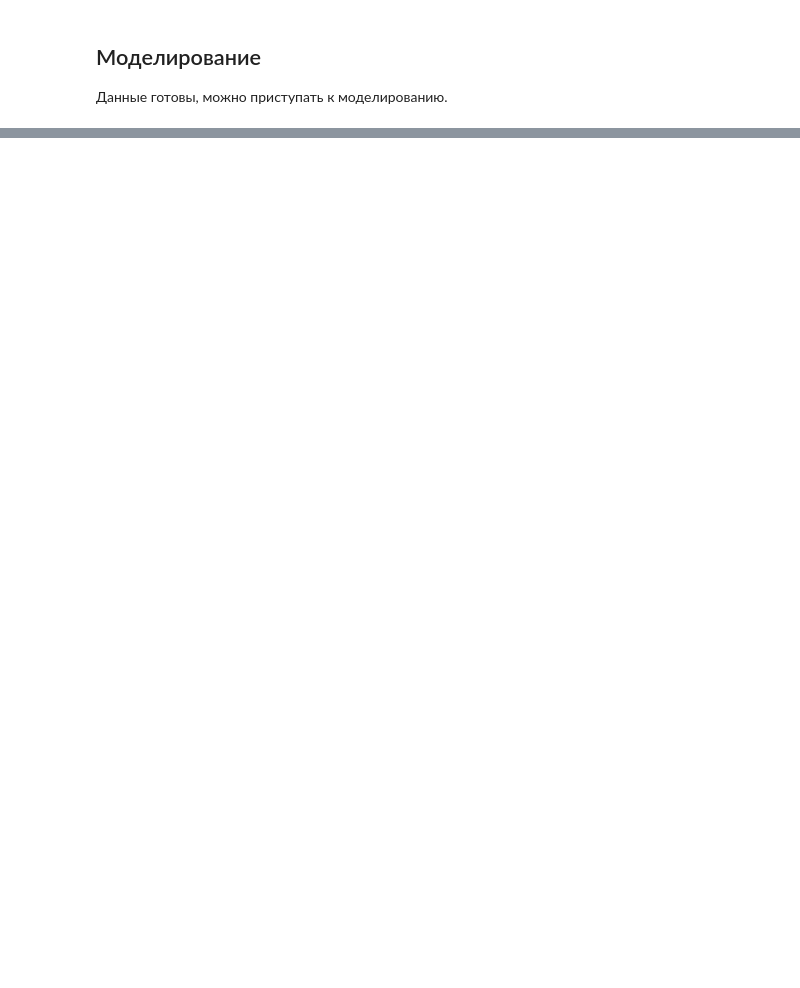
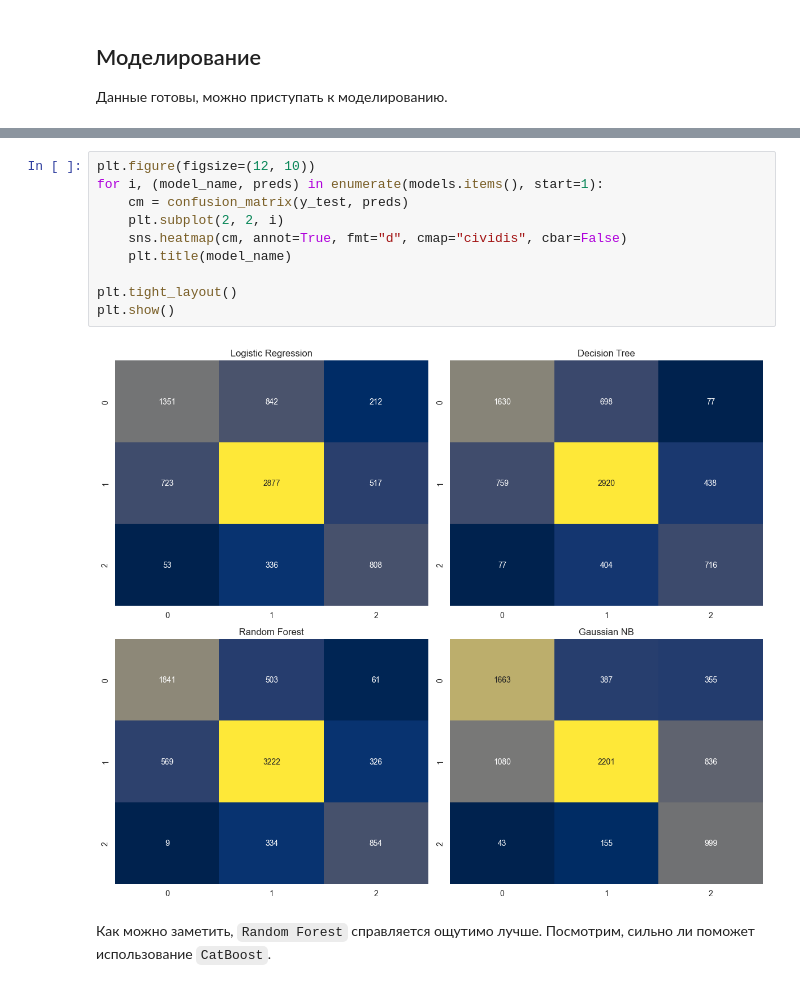
Before and after one commit to et2439/Credit-Scoring-Project, a Jupyter notebook: Credit_Scoring.ipynb, the cells around one changed output, grey strips where cells are left out. Drawn from its saved outputs; the diff is of its cells as text; blank space fills up the shorter version.

```diff
--- a/Credit_Scoring.ipynb
+++ b/Credit_Scoring.ipynb
@@ -404,0 +478,14 @@ X_train, X_test, y_train, y_test = train_test_split(data.drop(columns=['Credit_S
+# %%
+plt.figure(figsize=(12, 10))
+for i, (model_name, preds) in enumerate(models.items(), start=1):
+    cm = confusion_matrix(y_test, preds)
+    plt.subplot(2, 2, i)
+    sns.heatmap(cm, annot=True, fmt="d", cmap="cividis", cbar=False)
+    plt.title(model_name)
+
+plt.tight_layout()
+plt.show()
+# %% [output]
+[figure, added]
+# %% [markdown]
+Как можно заметить, `Random Forest` справляется ощутимо лучше. Посмотрим, сильно ли поможет использование `CatBoost`.
```
Also changed, not shown: parts of 17 cells of this notebook, 5 other files.
